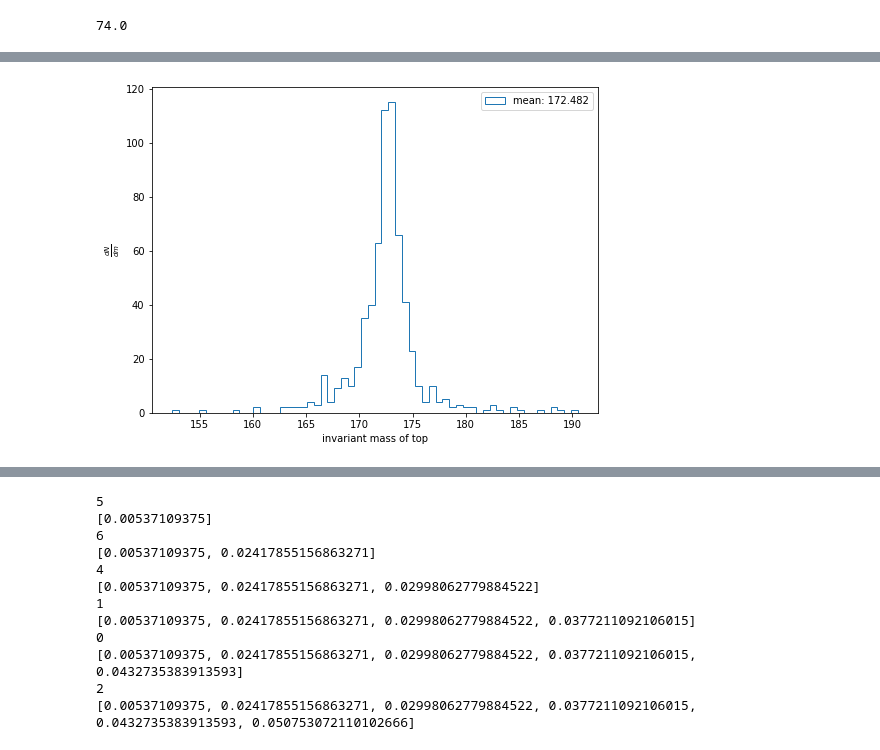
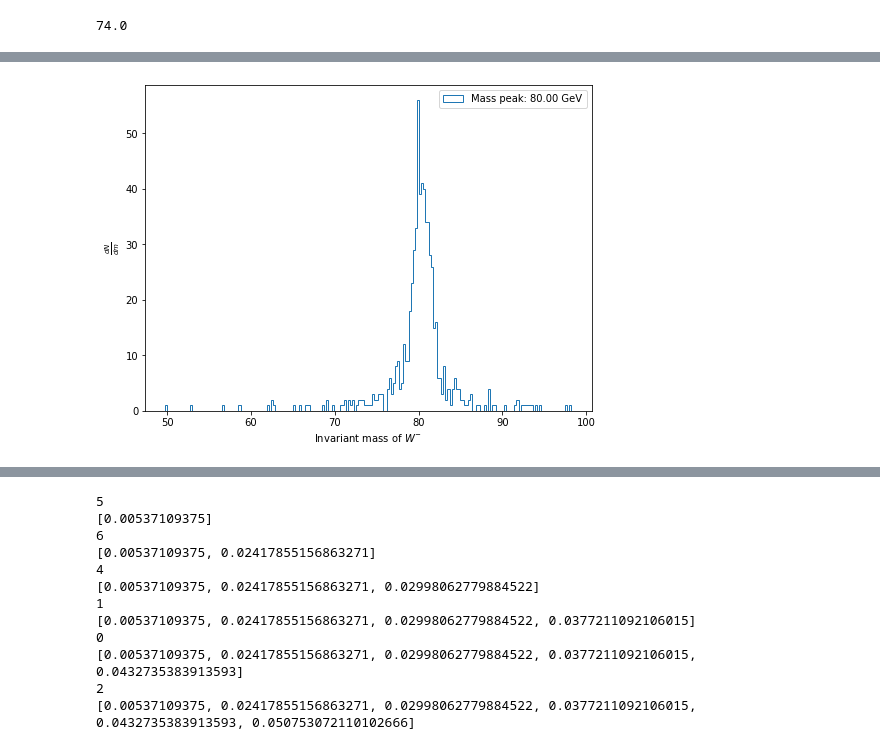
Before and after one commit to mfenton0/HEP-jet-assignment, a Jupyter notebook: analysis_script/demo/hdf5_read_demo.ipynb, the cells around one changed output, grey strips where cells are left out. Drawn from its saved outputs; the diff is of its cells as text; code cells hidden in the pictures.

```diff
--- a/analysis_script/demo/hdf5_read_demo.ipynb
+++ b/analysis_script/demo/hdf5_read_demo.ipynb
@@ -114,3 +111,7 @@ plt.show()
+# %%
+plot_hist(W_minus_inv, r'Invariant mass of $W^{-}$')
+# %% [output]
+[figure, added]
 # %%
 top_inv = []
 top_bar_inv = []
@@ -143,12 +144,3 @@ for i in range(len(N_match_top_in_event)):
 
         tmp = np.sqrt( (e_1 + e_2 + e_3)**2 - (px_1 + px_2 + px_3)**2 - (py_1 + py_2 + py_3)**2 - (pz_1 + pz_2 + pz_3)**2  )
         top_inv.append(tmp)
-# %%
-plt.figure(figsize=(8,6))
-plt.hist(top_inv,  bins = 60 ,histtype='step', label='mean: {0:.3f}'.format(np.mean(top_inv)))
-plt.xlabel('invariant mass of top')
-plt.ylabel(r'$\frac{dN}{dm}$')
-plt.legend(loc='upper right')
-plt.show()
-# %% [output]
-[figure, removed]
```
Also changed, not shown: parts of 16 cells of this notebook.
